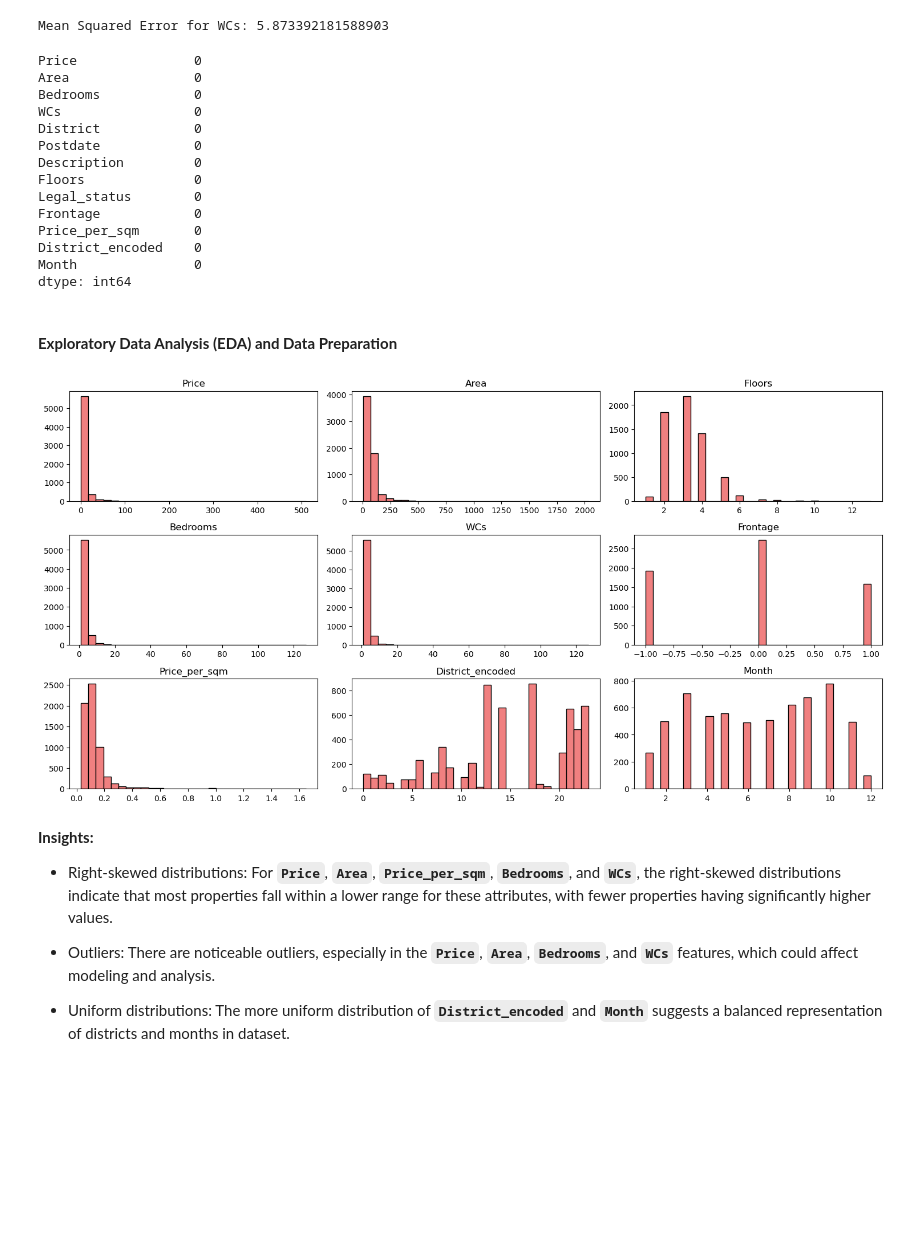
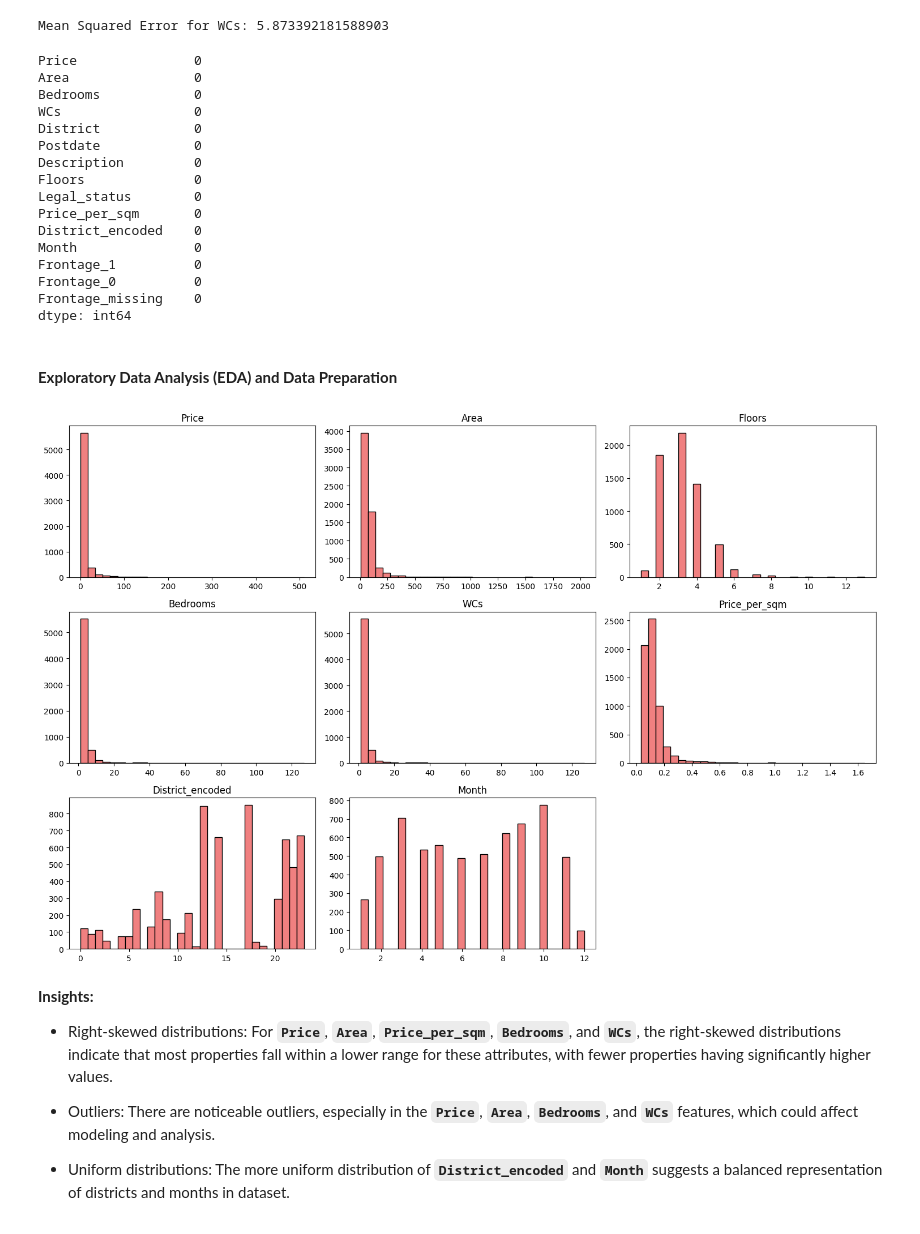
Before and after one commit to vtphatt2/House-Price-Prediction, a Jupyter notebook: SummaryFiles/submit_file.ipynb, the cells around one changed output. Saved outputs shown, nothing was run; the diff lists cells and outputs as text; code cells hidden in the pictures; blank space fills up the shorter version.

```diff
--- a/SummaryFiles/submit_file.ipynb
+++ b/SummaryFiles/submit_file.ipynb
@@ -882,12 +885,14 @@ df.loc[wcs_missing_indices, 'WCs'] = wcs_missing_predicted_rounded
 # %% [output]
 Mean Squared Error for WCs: 5.873392181588903
 # %%
-# Đặt các giá trị None cho cột Legal và Frontage thành -1
-df['Legal_status'] = df['Legal_status'].fillna(-1)
-# -1 tức là không có thông tin
+# Đặt các giá trị None cho cột Legal thành 0
+df['Legal_status'] = df['Legal_status'].fillna(0)
 
-df['Frontage'] = df['Frontage'].fillna(-1)
-# -1 tức là không có thông tin
+df['Frontage_1'] = (df['Frontage'] == 1).astype(int)
+df['Frontage_0'] = (df['Frontage'] == 0).astype(int)
+df['Frontage_missing'] = (df['Frontage'] == -1).astype(int)
+
+df = df.drop(['Frontage'], axis=1)
 # %%
 # Hiển thị số lượng giá trị thiếu cho mỗi cột
 print(df.isnull().sum())
@@ -901,36 +906,38 @@ Postdate            0
 Description         0
 Floors              0
 Legal_status        0
-Frontage            0
 Price_per_sqm       0
 District_encoded    0
 Month               0
+Frontage_1          0
+Frontage_0          0
+Frontage_missing    0
 dtype: int64
 # %% [markdown]
 #### **Exploratory Data Analysis (EDA) and Data Preparation**
 # %%
 # Định nghĩa các biến số
-numeric_features = ['Price', 'Area', 'Floors', 'Bedrooms', 'WCs', 'Frontage', 'Price_per_sqm', 'District_encoded', 'Month']
+numeric_features = ['Price', 'Area', 'Floors', 'Bedrooms', 'WCs', 'Price_per_sqm', 'District_encoded', 'Month']
 
 # Vẽ Histogram cho các biến số
 fig, axes = plt.subplots(len(numeric_features)//3 + 1, 3, figsize = (15, 10))
 
 axes = axes.flatten()
 
 for idx, feature in enumerate(numeric_features):
     ax = axes[idx]
     ax.hist(df[feature], bins = 30, color = 'LightCoral', edgecolor = 'black')
     ax.set_title(feature)
     ax.grid(False)  # Xoá lưới
 
 # Hide any unused subplots
 for ax in axes[len(numeric_features):]:
     ax.set_visible(False)
 
 plt.tight_layout()
 plt.show()
 # %% [output]
-[figure, old version]
+[figure, new version]
 # %% [markdown]
 **Insights:**
 
```
Also changed, not shown: parts of 20 cells of this notebook, 1 other file.
